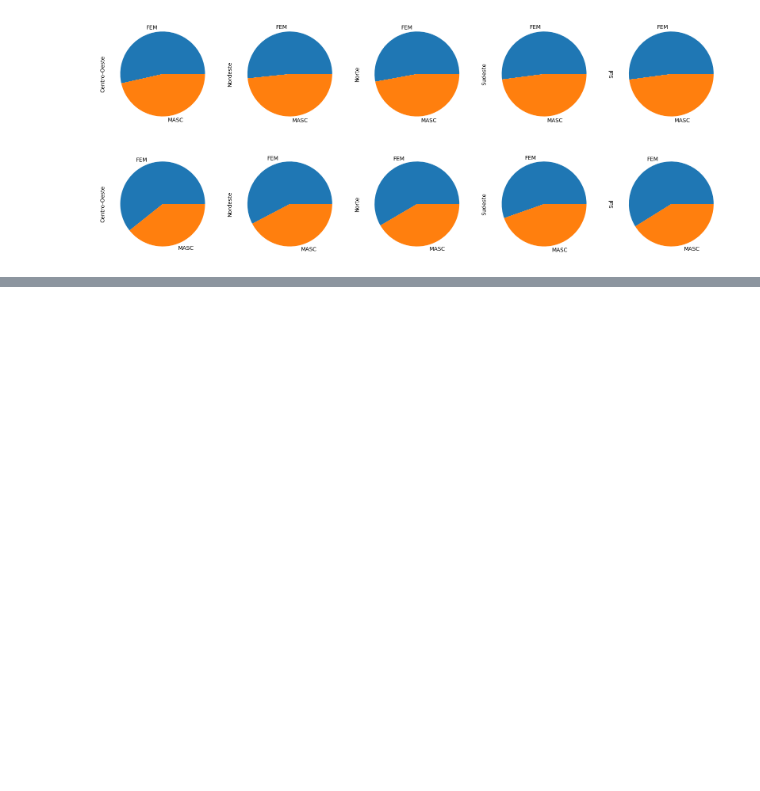
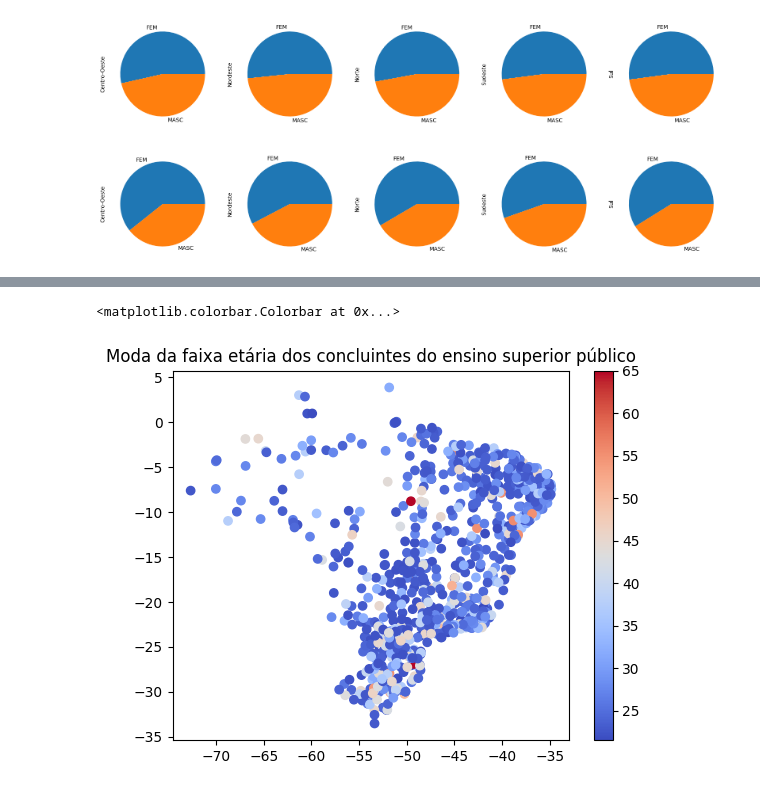
Before and after one commit to jvttr/AnaliseEnsinoSuperiorPublico, a Jupyter notebook: notebooks/analise.ipynb, the cells around one changed output, grey strips where cells are left out. Drawn from its saved outputs; the diff is of its cells as text; code cells hidden in the pictures; blank space fills up the shorter version.

```diff
--- a/notebooks/analise.ipynb
+++ b/notebooks/analise.ipynb
@@ -186,0 +193,7 @@ ingressantes.Moda(4219309)
+# %%
+matplotlib.pyplot.scatter(y=mapaFaixaEtariaConcluintes.latitude, x=mapaFaixaEtariaConcluintes.longitude, c = mapaFaixaEtariaConcluintes.Moda, cmap = 'coolwarm')
+matplotlib.pyplot.title('Moda da faixa etária dos concluintes do ensino superior público')
+matplotlib.pyplot.colorbar()
+# %% [output]
+<matplotlib.colorbar.Colorbar at 0x...>
+[figure, added]
```
Also changed, not shown: parts of 12 cells of this notebook, 1 other file.
